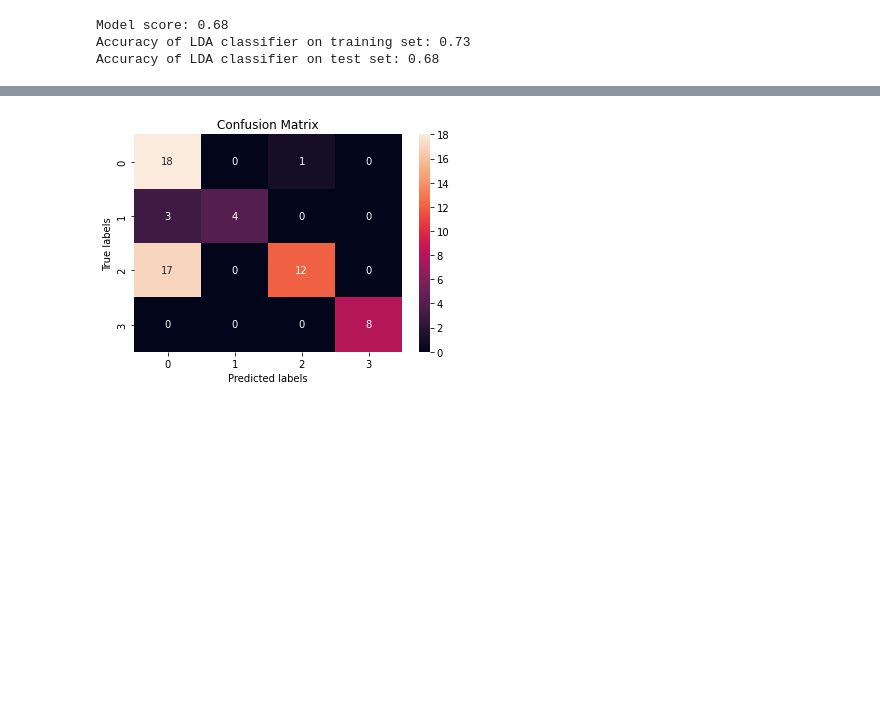
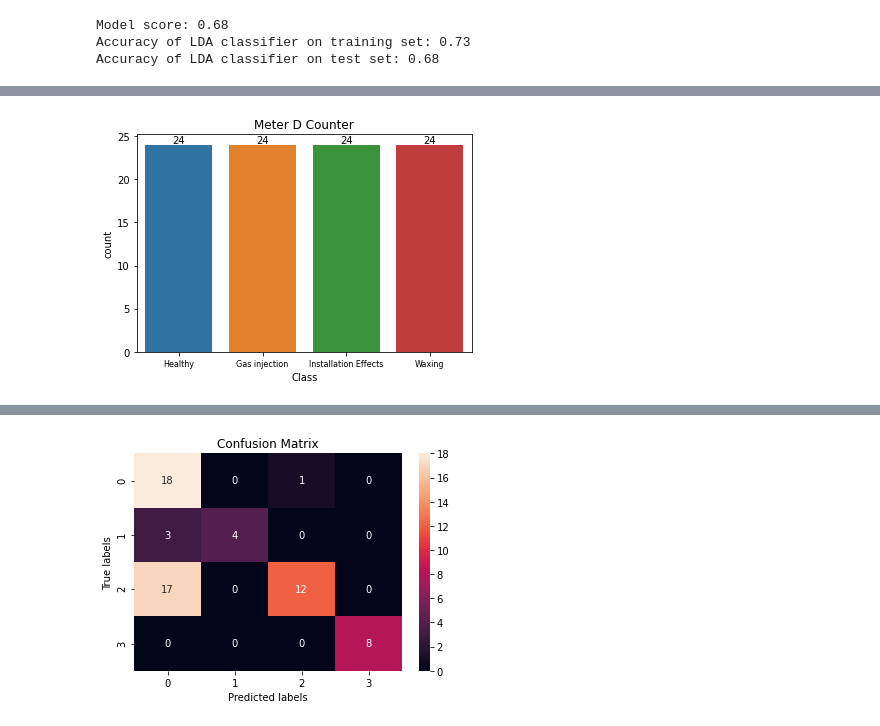
Before and after one commit to goldslime123/csc3005-DA, a Jupyter notebook: Combine_B_D.ipynb, the cells around one changed output, grey strips where cells are left out. Cells and saved outputs as stored; diff of their text form; code cells hidden in the pictures; blank space fills up the shorter version.

```diff
--- a/Combine_B_D.ipynb
+++ b/Combine_B_D.ipynb
@@ -736,0 +760,3 @@ Accuracy of LDA classifier on test set: 0.68
+# %%
+sampl = df_merge.groupby('Class', group_keys=False).apply(lambda x: x.sample(24))
+sampl
@@ -736,0 +777,10 @@ Accuracy of LDA classifier on test set: 0.68
+# %%
+import seaborn as sns
+
+ax = sns.countplot(x=sampl['Class'], label="Count")
+ax.bar_label(ax.containers[0])
+ax.set_xticklabels(['Healthy', 'Gas injection', 'Installation Effects','Waxing'], fontsize=8)
+plt.title('Meter D Counter')
+plt.show()
+# %% [output]
+[figure, added]
```
Also changed, not shown: parts of 14 cells of this notebook, 2 other files.
